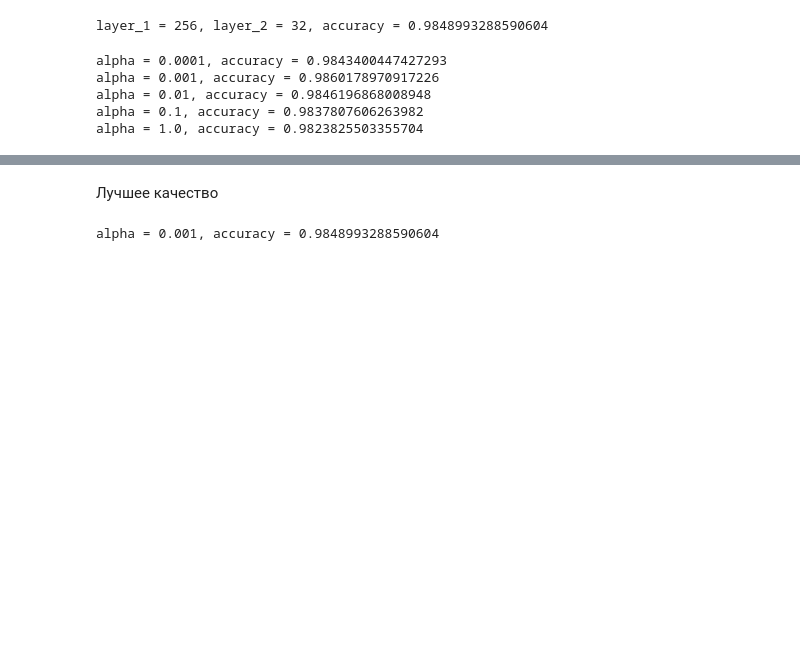
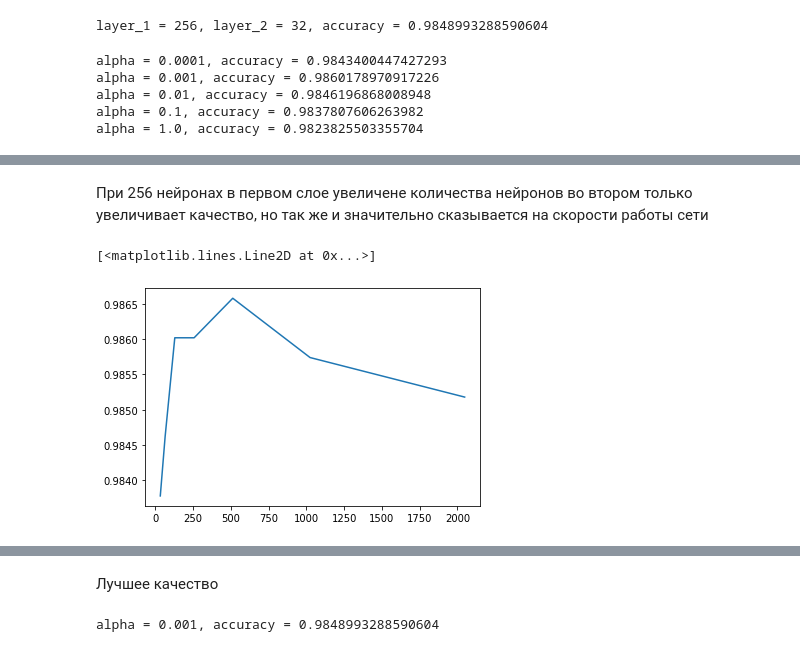
Before and after one commit to Emilka1604/Machine-learning, a Jupyter notebook: jobs.ipynb, the cells around one changed output, grey strips where cells are left out. Saved outputs shown, nothing was run; the diff lists cells and outputs as text; code cells hidden in the pictures; blank space fills up the shorter version.

```diff
--- a/jobs.ipynb
+++ b/jobs.ipynb
@@ -604,0 +637,19 @@ ax.plot(
+# %% [markdown]
+При 256 нейронах в первом слое увеличене количества нейронов во втором только увеличивает качество, но так же и значительно сказывается на скорости работы сети
+# %%
+fig, ax = plt.subplots()
+ax.plot(
+    [32, 64, 128, 256, 512, 1024, 2048],
+    [
+        0.9837807606263982,
+        0.9846196868008948,
+        0.9860178970917226,
+        0.9860178970917226,
+        0.9865771812080537,
+        0.985738255033557,
+        0.985178970917226
+    ]
+)
+# %% [output]
+[<matplotlib.lines.Line2D at 0x...>]
+[figure, added]
```
Also changed, not shown: parts of 12 cells of this notebook, 1 other file.
